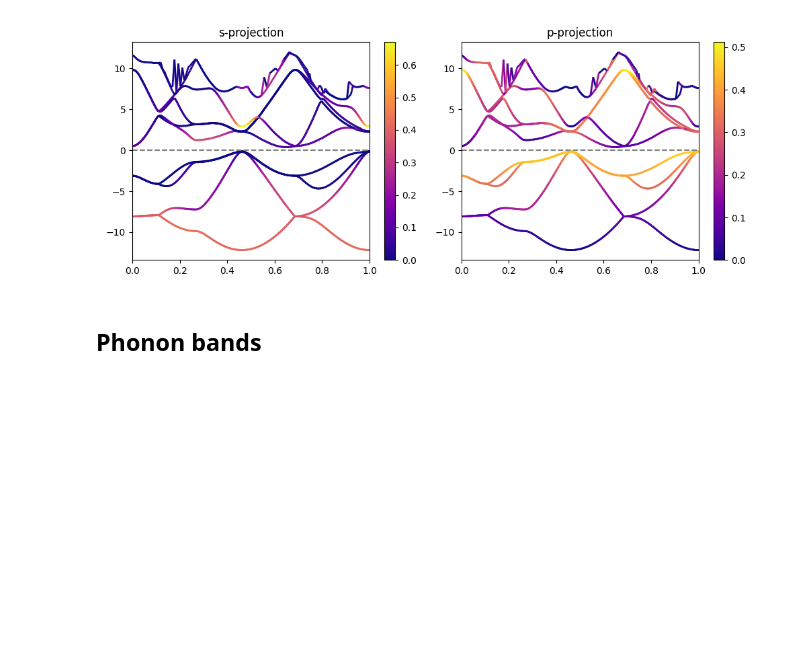
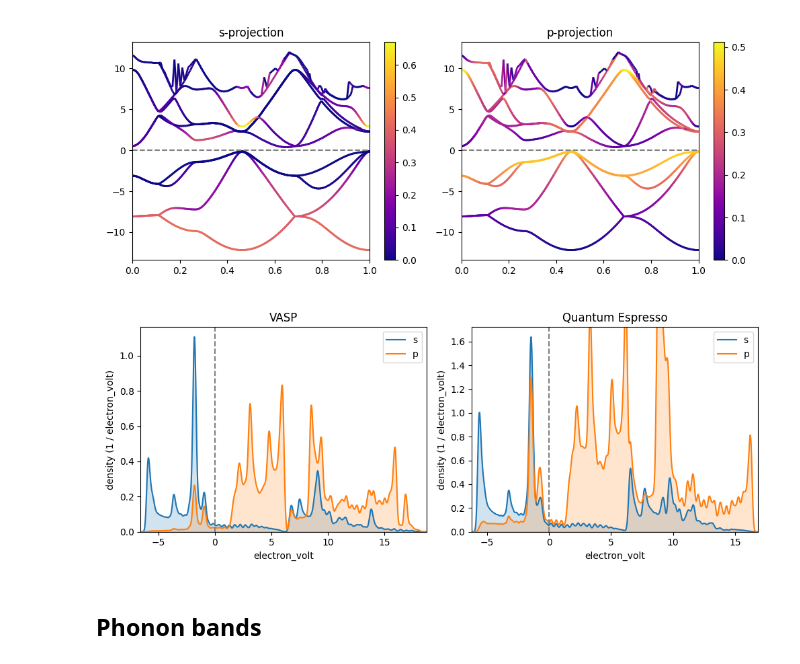
Before and after one commit to Lattay/YAIV, a Jupyter notebook: Tutorial/plot.ipynb, the cells around one changed output. Cells and saved outputs as stored; diff of their text form; code cells hidden in the pictures; blank space fills up the shorter version.

```diff
--- a/Tutorial/plot.ipynb
+++ b/Tutorial/plot.ipynb
@@ -145,6 +145,32 @@ plt.tight_layout()
 plt.show()
 # %% [output]
 [figure]
+# %%
+vasp=grep.kpointsEnergies('data/vasp/RESULTS/PROCAR')
+fermi=grep.fermi('data/vasp/RESULTS/OUTCAR_SCC')
+vasp_s_DOS=spectrum.Density.from_data(x=vasp.energies,values=vasp.projections(l=0),center=fermi)
+vasp_p_DOS=spectrum.Density.from_data(x=vasp.energies,values=vasp.projections(l=1),center=fermi)
+
+qe=grep.kpointsEnergies('data/qe/results_proj/Si.proj.pwo')
+fermi=grep.fermi('data/qe/results_scf/Si.scf.pwo')
+qe_s_DOS=spectrum.Density.from_data(x=qe.energies,values=qe.projections(l=0),center=fermi)
+qe_p_DOS=spectrum.Density.from_data(x=qe.energies,values=qe.projections(l=1),center=fermi)
+
+fig,ax = plt.subplots(1,2,figsize=(10,4))
+vasp_s_DOS.plot(ax[0],label='s')
+vasp_p_DOS.plot(ax[0],label='p')
+qe_s_DOS.plot(ax[1],label='s')
+qe_p_DOS.plot(ax[1],label='p')
+
+ax[0].set_title('VASP')
+ax[1].set_title('Quantum Espresso')
+for x in ax:
+    x.axvline(0,linestyle='--',color='gray')
+    x.legend()
+plt.tight_layout()
+plt.show()
+# %% [output]
+[figure, added]
 # %% [markdown]
 ## Phonon bands
 # %%
```
Also changed, not shown: parts of 1 cell of this notebook, 5 other files.
